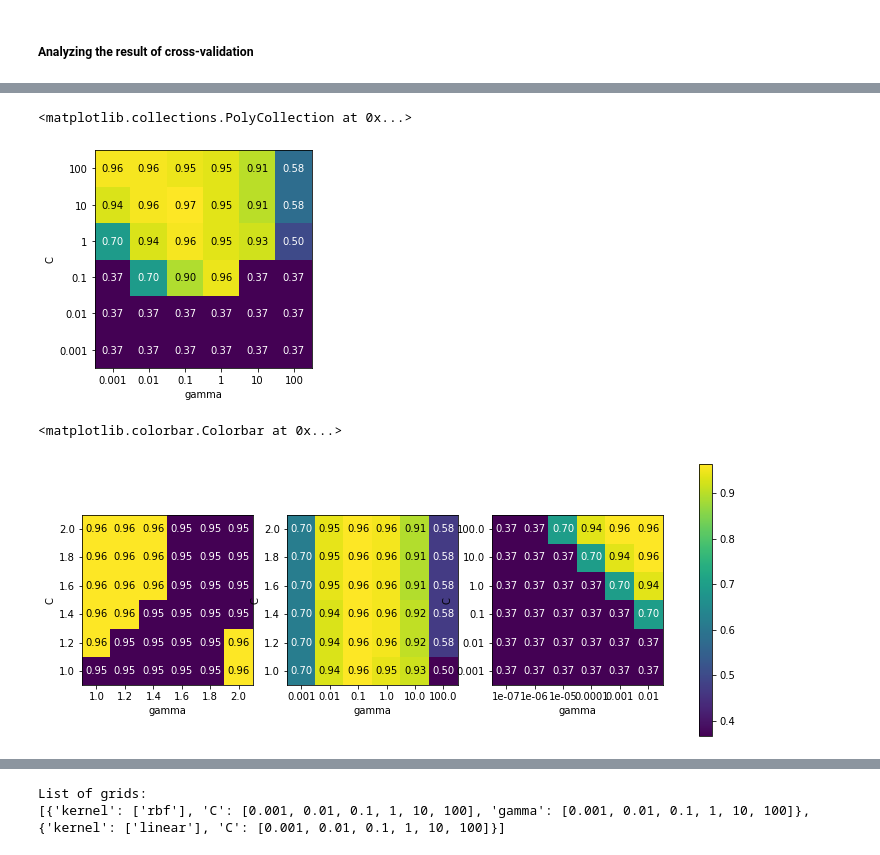
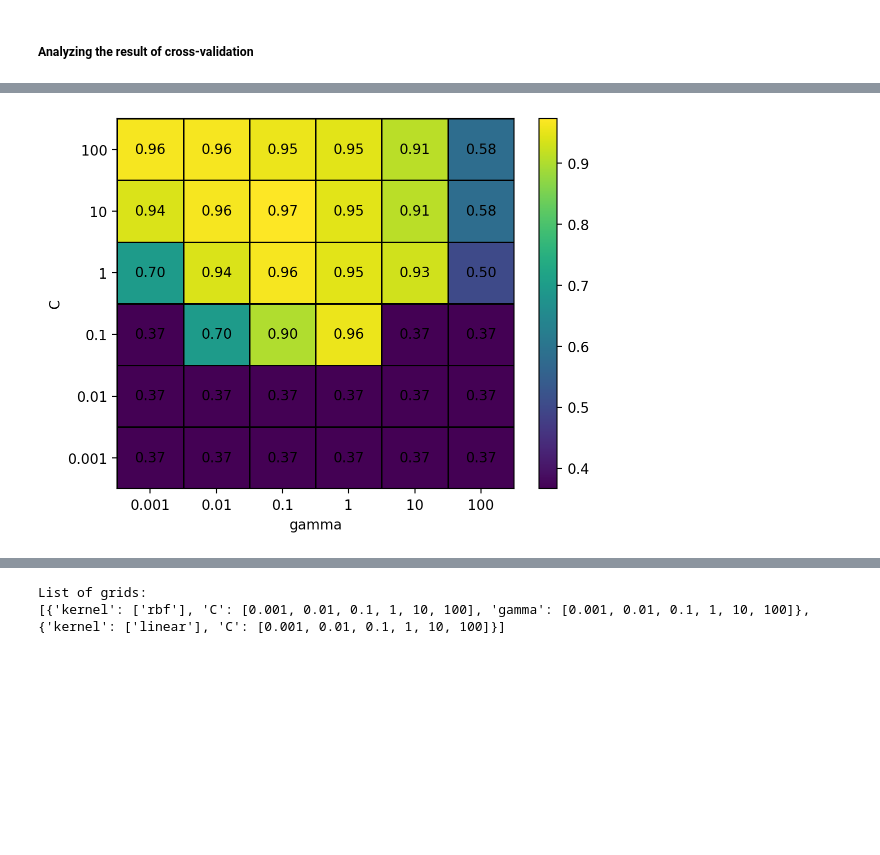
Before and after one commit to shunsuke8572/introduction_to_ml_with_python, a Jupyter notebook: 05-model-evaluation-and-improvement.ipynb, the cells around one changed output, grey strips where cells are left out. Cells and saved outputs as stored; diff of their text form; code cells hidden in the pictures; blank space fills up the shorter version.

```diff
--- a/05-model-evaluation-and-improvement.ipynb
+++ b/05-model-evaluation-and-improvement.ipynb
@@ -362,36 +384,30 @@ NameError: name 'grid_search' is not defined
-# %%
-scores = np.array(results.mean_test_score).reshape(6, 6)
-
-# plot the mean cross-validation scores
-mglearn.tools.heatmap(scores, xlabel='gamma', xticklabels=param_grid['gamma'],
-                      ylabel='C', yticklabels=param_grid['C'], cmap="viridis")
-# %% [output]
-<matplotlib.collections.PolyCollection at 0x...>
-[figure, removed]
-# %%
-fig, axes = plt.subplots(1, 3, figsize=(13, 5))
-
-param_grid_linear = {'C': np.linspace(1, 2, 6),
-                     'gamma':  np.linspace(1, 2, 6)}
-
-param_grid_one_log = {'C': np.linspace(1, 2, 6),
-                      'gamma':  np.logspace(-3, 2, 6)}
-
-param_grid_range = {'C': np.logspace(-3, 2, 6),
-                    'gamma':  np.logspace(-7, -2, 6)}
-
-for param_grid, ax in zip([param_grid_linear, param_grid_one_log,
-                           param_grid_range], axes):
-    grid_search = GridSearchCV(SVC(), param_grid, cv=5)
-    grid_search.fit(X_train, y_train)
-    scores = grid_search.cv_results_['mean_test_score'].reshape(6, 6)
-
-    # plot the mean cross-validation scores
-    scores_image = mglearn.tools.heatmap(
-        scores, xlabel='gamma', ylabel='C', xticklabels=param_grid['gamma'],
-        yticklabels=param_grid['C'], cmap="viridis", ax=ax)
-
-plt.colorbar(scores_image, ax=axes.tolist())
-# %% [output]
-<matplotlib.colorbar.Colorbar at 0x...>
-[figure, removed]
+# %%
+import numpy as np
+import matplotlib.pyplot as plt
+
+# すでに scores が numpy.float64 の 2D array になっている前提
+# （先ほど確認された通り dtype=float64, shape=(6,6) です）
+scores = np.array(results['mean_test_score'], dtype=float).reshape(n_C, n_g)
+
+fig, ax = plt.subplots()
+# ヒートマップ本体
+c = ax.pcolormesh(scores, cmap="viridis", edgecolors='k', linewidth=0.5)
+
+# 注釈（各セル中央にテキスト）
+for (i, j), val in np.ndenumerate(scores):
+    ax.text(j + 0.5, i + 0.5, f"{val:.2f}",
+            ha="center", va="center")
+
+# 軸ラベルの位置調整
+ax.set_xticks(np.arange(n_g) + 0.5)
+ax.set_xticklabels(param_grid['gamma'])
+ax.set_yticks(np.arange(n_C) + 0.5)
+ax.set_yticklabels(param_grid['C'])
+
+# カラーバー
+fig.colorbar(c, ax=ax)
+plt.xlabel("gamma")
+plt.ylabel("C")
+plt.show()
+# %% [output]
+[figure, added]
```
Also changed, not shown: parts of 12 cells of this notebook.
